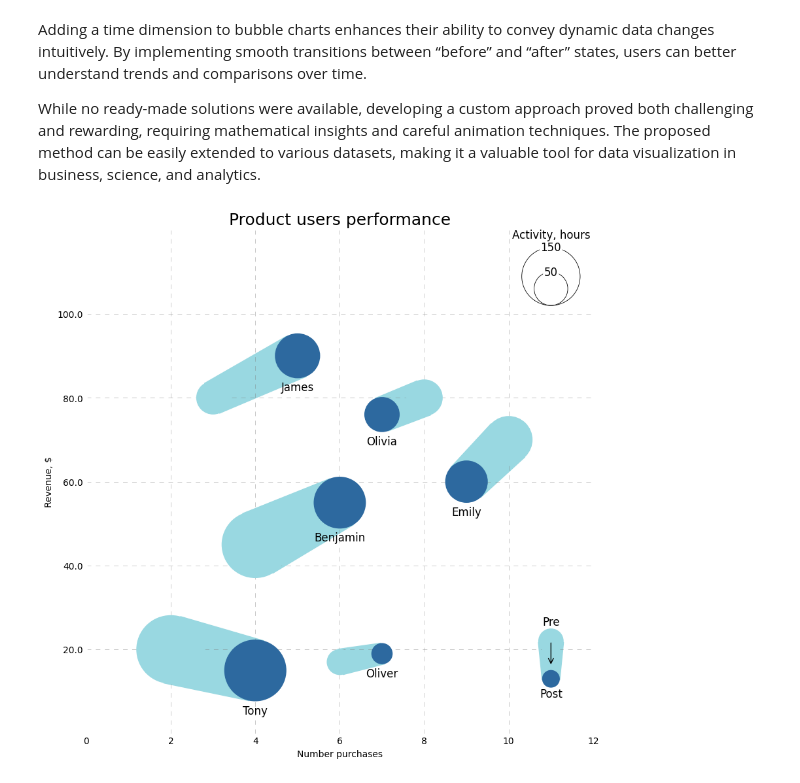
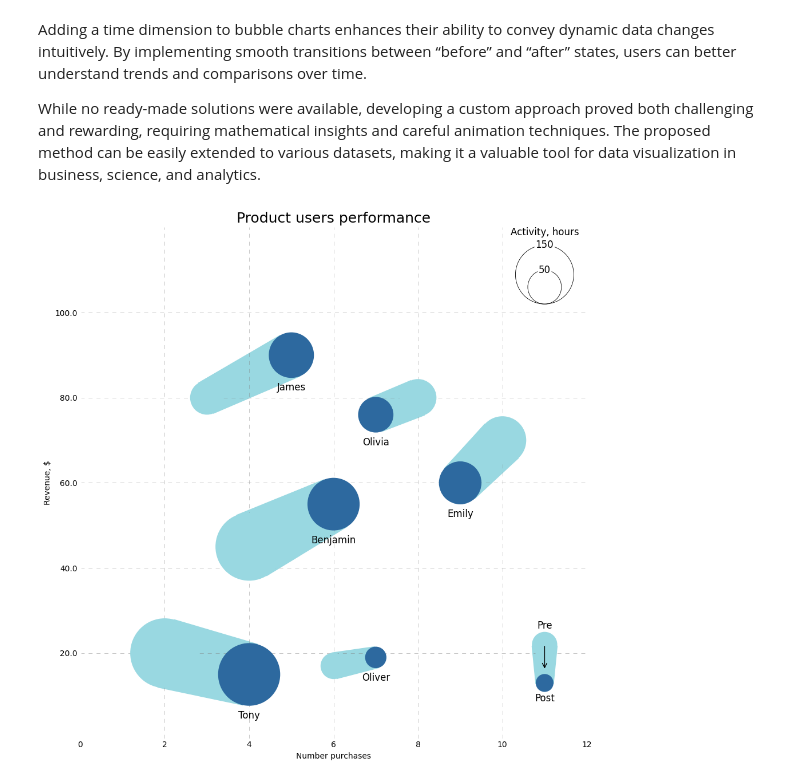
Before and after one commit to shortthirdman/PredictorXVault-Cookbook, a Jupyter notebook: notebooks/miscellaneous/BubbleCharts_4Dim_Visualization.ipynb, the cells around one changed output. Drawn from its saved outputs; the diff is of its cells as text; code cells hidden in the pictures.

Commit message:
core: Reduce notebook file-size and deleted output image

```diff
--- a/notebooks/miscellaneous/BubbleCharts_4Dim_Visualization.ipynb
+++ b/notebooks/miscellaneous/BubbleCharts_4Dim_Visualization.ipynb
@@ -170,32 +170,34 @@ plt.text(legend_position[0], legend_position[1] + 2*legend_label_r + 0.3, 'Activ
 legend_position, r1 = (11, 2.2), 0.3
 x1, y1 = legend_position[0], legend_position[1]
 circle = patches.Circle((x1, y1), r1, facecolor='#99d8e1', edgecolor='none', linewidth=0, zorder=2)
 plt.gca().add_patch(circle)
 plt.text(x1, y1 + r1 + 0.15, 'Pre', fontsize=12, ha='center', va='center')
 # circle 2
 x2, y2 = legend_position[0], legend_position[1] - r1*3
 r2 = r1*0.7
 circle = patches.Circle((x2, y2), r2, facecolor='#2d699f', edgecolor='none', linewidth=0, zorder=2)
 plt.gca().add_patch(circle)
 plt.text(x2, y2 - r2 - 0.15, 'Post', fontsize=12, ha='center', va='center')
 # tangents
 tangent_equations = find_tangent_equations(x1, y1, r1, x2, y2, r2)
 circle_1_line_intersections = [find_circle_line_intersection(x1, y1, r1, eq[0], eq[1]) for eq in tangent_equations]
 circle_2_line_intersections = [find_circle_line_intersection(x2, y2, r2, eq[0], eq[1]) for eq in tangent_equations]
 polygon_points = circle_1_line_intersections + circle_2_line_intersections
 draw_polygon(plt, polygon_points)
 # small arrow
 plt.annotate('', xytext=(x1, y1), xy=(x2, y1 - r1*2), arrowprops=dict(edgecolor='black', arrowstyle='->', lw=1))
 
 # y axis formatting
 max_y = df[y_alias].max()
 nearest_power_of_10 = 10 ** math.ceil(math.log10(max_y))
 ticks = [round(nearest_power_of_10/5 * i, 2) for i in range(0, 6)]
 yticks_scaled = ticks / df[x_alias].max()
 yticklabels = [str(i) for i in ticks]
 yticklabels[0] = ''
 plt.yticks(yticks_scaled, yticklabels)
 
-plt.savefig("plot_with_white_background.png", bbox_inches='tight', dpi=300)
+plt.tight_layout()
+plt.show()
+## plt.savefig("plot_with_white_background.png", bbox_inches='tight', dpi=300)
 # %% [output]
-[figure, old version]
+[figure, new version]
```
Also changed, not shown: 3 other files.
